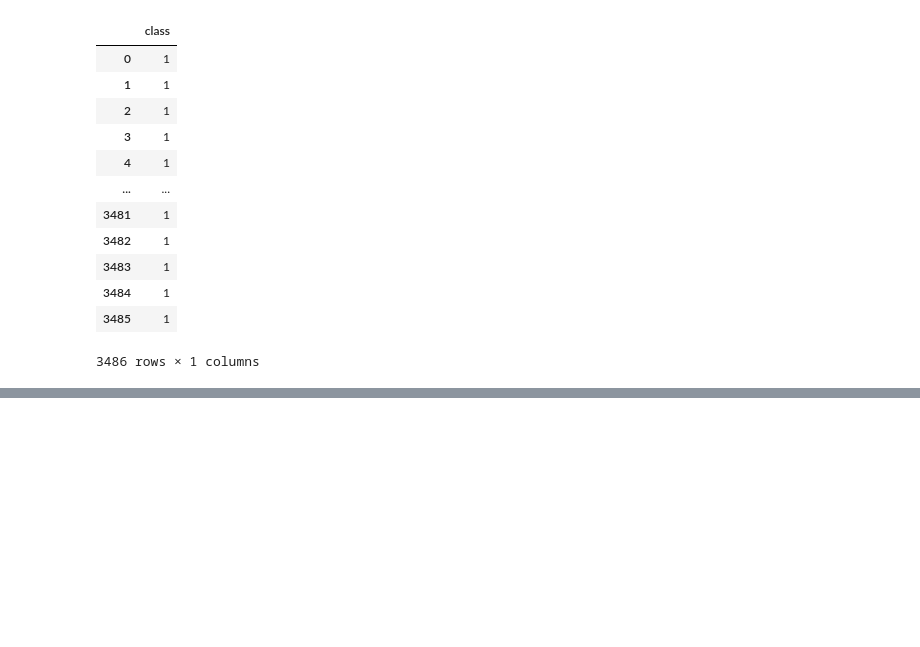
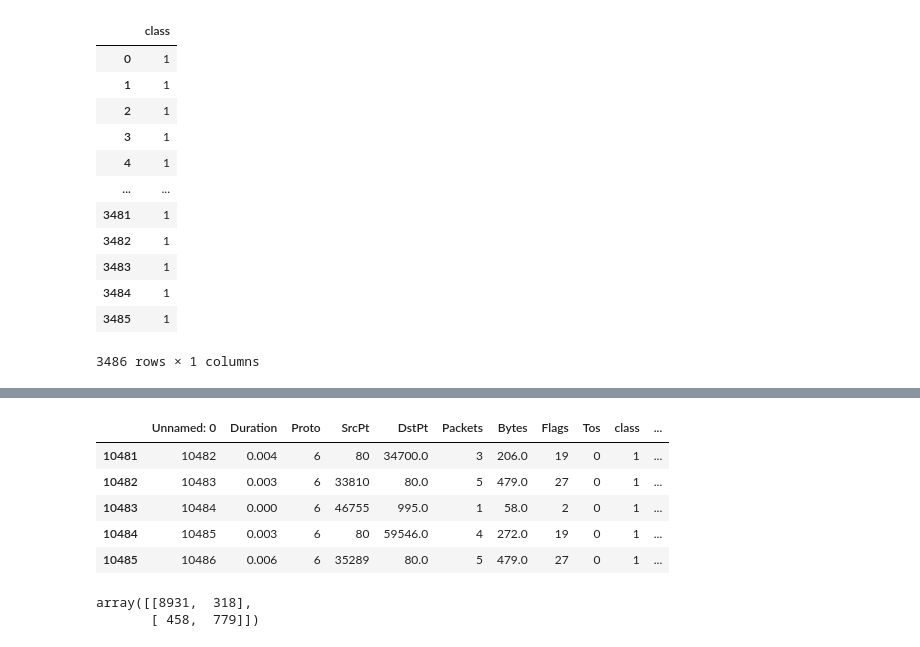
Before and after one commit to ggranadillo21/Mytest, a Jupyter notebook: AnomalyDetection_Autoencoders.ipynb, the cells around one changed output, grey strips where cells are left out. Saved outputs shown, nothing was run; the diff lists cells and outputs as text; code cells hidden in the pictures; blank space fills up the shorter version.

```diff
--- a/AnomalyDetection_Autoencoders.ipynb
+++ b/AnomalyDetection_Autoencoders.ipynb
@@ -206,0 +5021,17 @@ predictions
+# %%
+df1 = pd.read_csv("muestra1.csv")
+df1 = df1.tail(5)
+df1
+# %% [output]
+|  | Unnamed: 0 | Duration | Proto | SrcPt | DstPt | Packets | Bytes | Flags | Tos | class | ... |
+| 10481 | 10482 | 0.004 | 6 | 80 | 34700.0 | 3 | 206.0 | 19 | 0 | 1 | ... |
+| 10482 | 10483 | 0.003 | 6 | 33810 | 80.0 | 5 | 479.0 | 27 | 0 | 1 | ... |
+| 10483 | 10484 | 0.000 | 6 | 46755 | 995.0 | 1 | 58.0 | 2 | 0 | 1 | ... |
+| 10484 | 10485 | 0.003 | 6 | 80 | 59546.0 | 4 | 272.0 | 19 | 0 | 1 | ... |
+| 10485 | 10486 | 0.006 | 6 | 35289 | 80.0 | 5 | 479.0 | 27 | 0 | 1 | ... |
+# %%
+from sklearn.metrics import confusion_matrix
+confusion_matrix(Y_test, predictions)
+# %% [output]
+array([[8931,  318],
+       [ 458,  779]])
```
Also changed, not shown: parts of 87 cells of this notebook.
